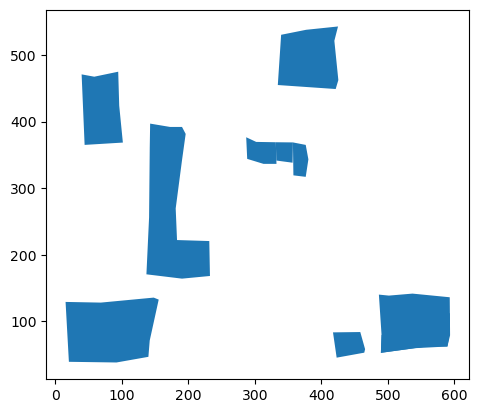
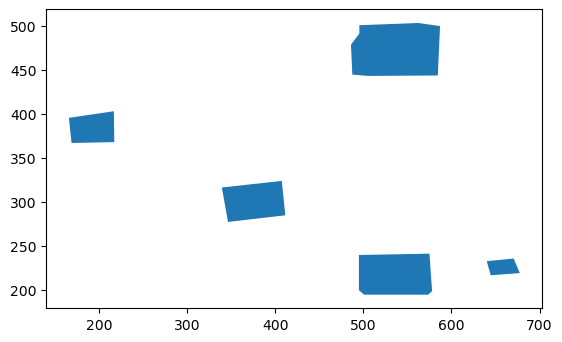
Unified diff of the notebook cell whose output changed from the first chart to the second:
--- before
+++ after
@@ -4,15 +4,15 @@
 
 #Extracting all the landmarks from the basemap 
-bsm_feat = gpd.read_file("./datasets/sketchmap-bdr-test/basemap.jpg.geojson")
+bsm_feat = gpd.read_file("datasets\Data\Loc3\_location3.png.geojson")
 bsm_landmarks  = bsm_feat[bsm_feat['feat_type'] == 'Landmark']
 
 
 #Extracting all the landmarks from the sketchmap.
-skm_feat = gpd.read_file("./datasets/sketchmap-bdr-test/sketchmap1.JPG.geojson")
+skm_feat = gpd.read_file("datasets\Data\Loc3\AS_Sketch_10.jpg.geojson")
 skm_landmarks = skm_feat[(skm_feat['feat_type'] == 'Landmark') | (skm_feat['otype'] == 'CircleMarker')]
 
 #Plotting to see the landmarks in both maps.
 skm_landmarks.plot(aspect = 'equal')
-bsm_landmarks.plot()
+bsm_landmarks.plot(aspect = 'equal')
 ax = plt.gca()
 ax.set_aspect('equal')

Commit: added:generalized results